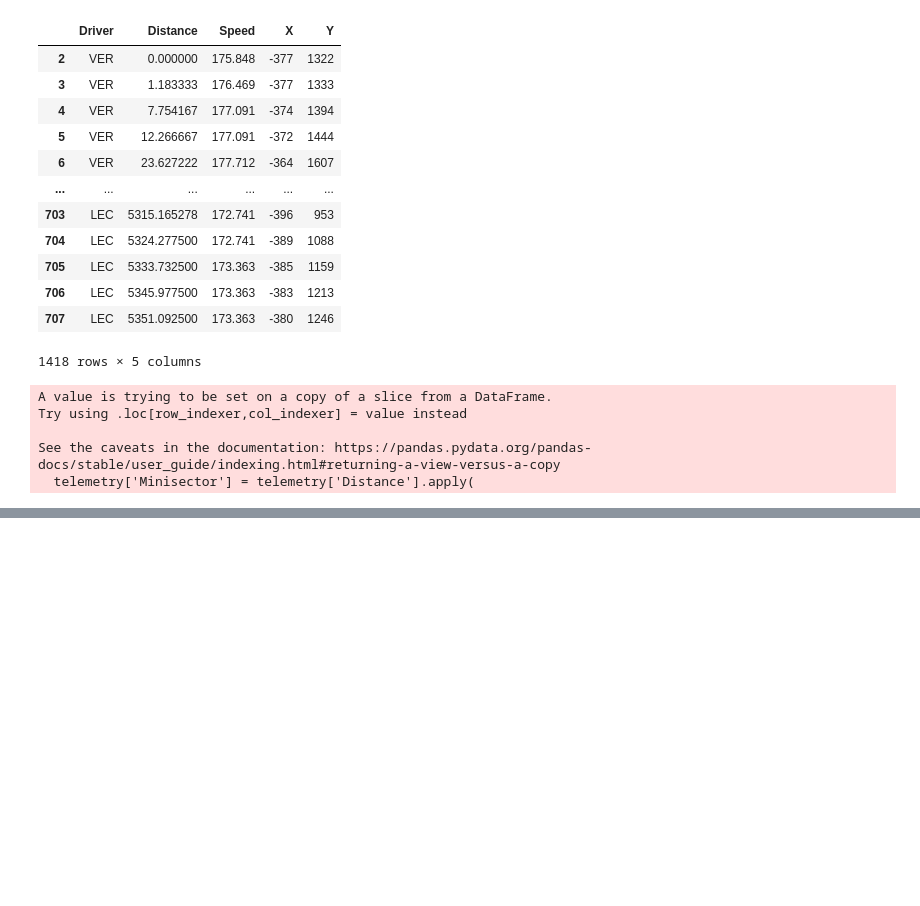
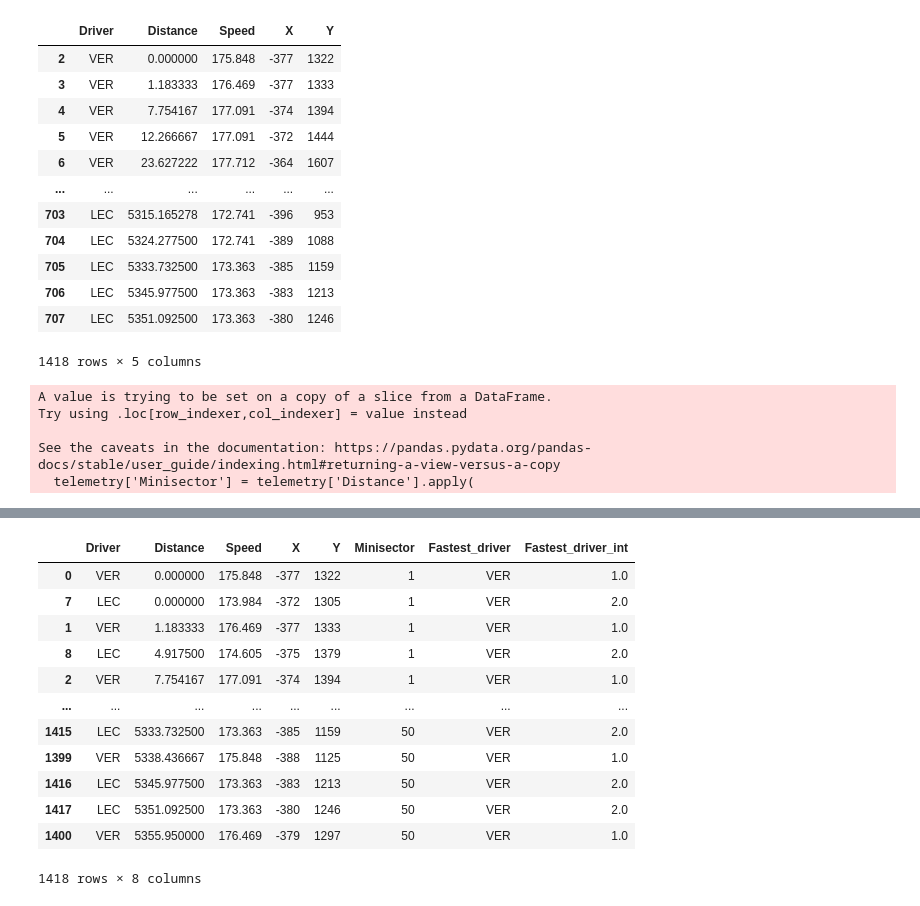
Before and after one commit to SamBurky/formula1-telemetry, a Jupyter notebook: Telemetry/telemetrybasics.ipynb, the cells around one changed output, grey strips where cells are left out. Saved outputs shown, nothing was run; the diff lists cells and outputs as text; code cells hidden in the pictures; blank space fills up the shorter version.

```diff
--- a/Telemetry/telemetrybasics.ipynb
+++ b/Telemetry/telemetrybasics.ipynb
@@ -481,3 +497,19 @@ telemetry = telemetry.sort_values(by=['Distance','Driver'])
 
 telemetry.loc[telemetry['Driver'] == driver_1, 'Fastest_driver_int'] = 1
 telemetry.loc[telemetry['Driver'] == driver_2, 'Fastest_driver_int'] = 2
+# %%
+telemetry
+# %% [output]
+|  | Driver | Distance | Speed | X | Y | Minisector | Fastest_driver | Fastest_driver_int |
+| 0 | VER | 0.000000 | 175.848 | -377 | 1322 | 1 | VER | 1.0 |
+| 7 | LEC | 0.000000 | 173.984 | -372 | 1305 | 1 | VER | 2.0 |
+| 1 | VER | 1.183333 | 176.469 | -377 | 1333 | 1 | VER | 1.0 |
+| 8 | LEC | 4.917500 | 174.605 | -375 | 1379 | 1 | VER | 2.0 |
+| 2 | VER | 7.754167 | 177.091 | -374 | 1394 | 1 | VER | 1.0 |
+| ... | ... | ... | ... | ... | ... | ... | ... | ... |
+| 1415 | LEC | 5333.732500 | 173.363 | -385 | 1159 | 50 | VER | 2.0 |
+| 1399 | VER | 5338.436667 | 175.848 | -388 | 1125 | 50 | VER | 1.0 |
+| 1416 | LEC | 5345.977500 | 173.363 | -383 | 1213 | 50 | VER | 2.0 |
+| 1417 | LEC | 5351.092500 | 173.363 | -380 | 1246 | 50 | VER | 2.0 |
+| 1400 | VER | 5355.950000 | 176.469 | -379 | 1297 | 50 | VER | 1.0 |
+1418 rows × 8 columns
```
Also changed, not shown: parts of 10 cells of this notebook.
